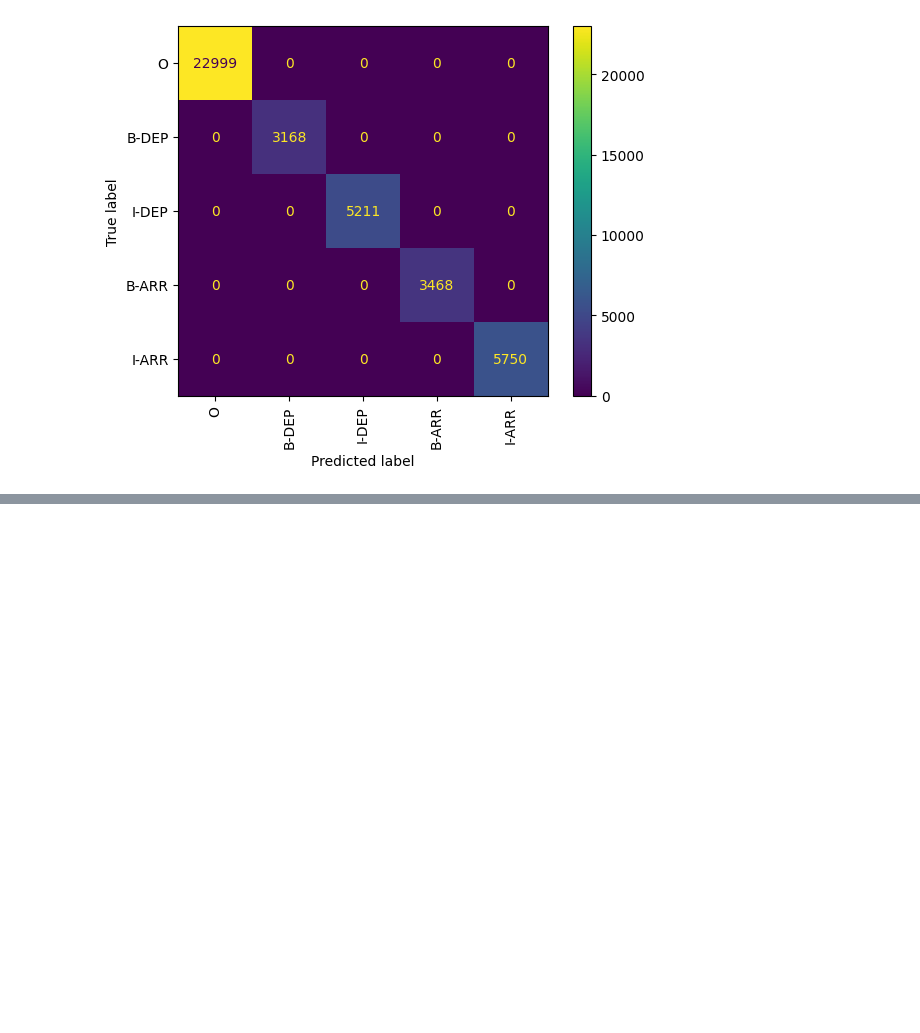
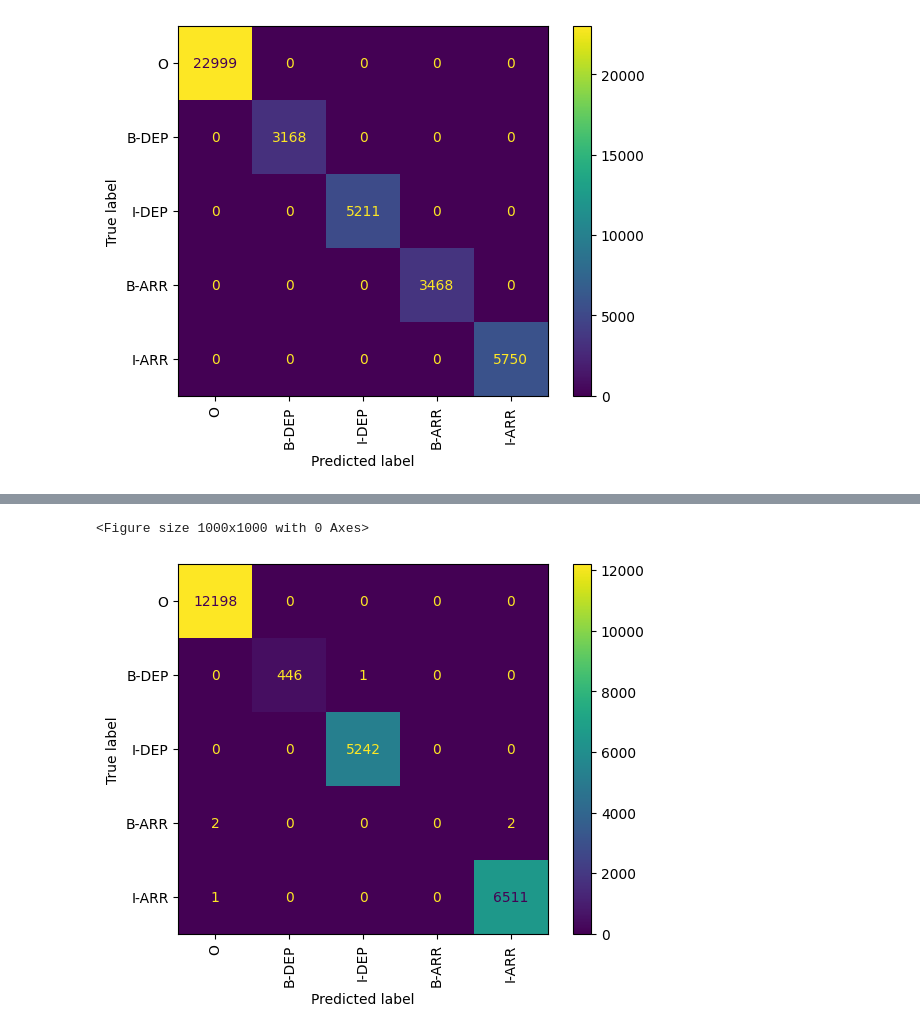
Before and after one commit to Zypheone94/T-IA901, a Jupyter notebook: majid/src/train.ipynb, the cells around one changed output, grey strips where cells are left out. Saved outputs shown, nothing was run; the diff lists cells and outputs as text; code cells hidden in the pictures; blank space fills up the shorter version.

```diff
--- a/majid/src/train.ipynb
+++ b/majid/src/train.ipynb
@@ -1279,0 +1610,3 @@ get_confusion_matrix(trainer,val_dataset)
+# %%
+get_confusion_matrix(trainer,val_dataset)
+# %% [output]
@@ -1279,0 +1614,2 @@ get_confusion_matrix(trainer,val_dataset)
+<Figure size 1000x1000 with 0 Axes>
+[figure, added]
```
Also changed, not shown: parts of 34 cells of this notebook.
